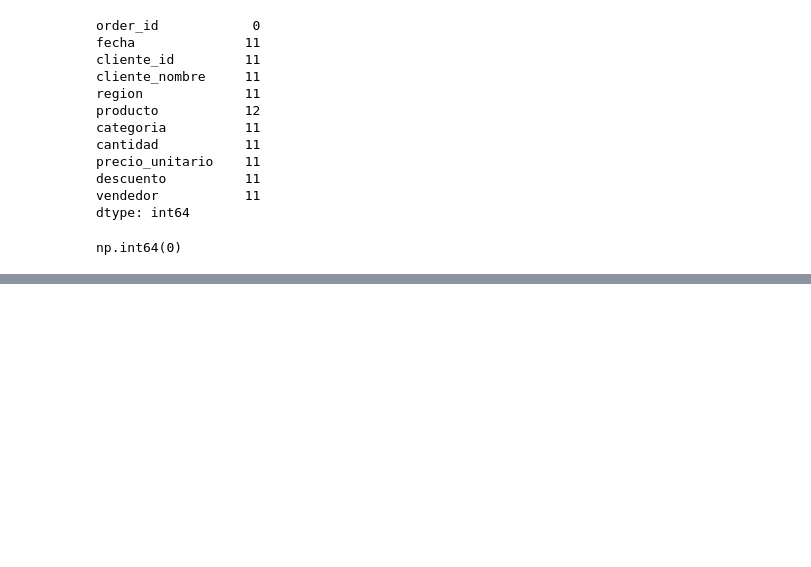
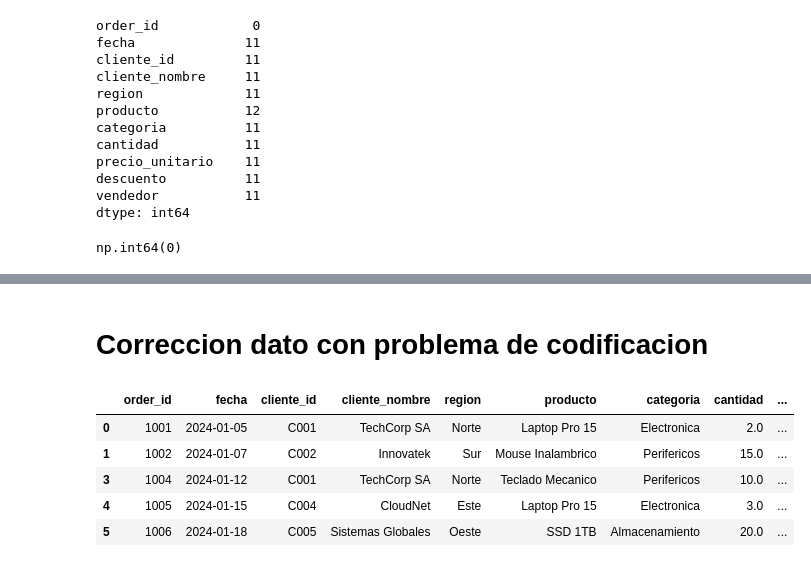
Before and after one commit to Camilo-COL/RetoUnidad1, a Jupyter notebook: Reto/Parte3/desarrolloReto.ipynb, the cells around one changed output, grey strips where cells are left out. Cells and saved outputs as stored; diff of their text form; code cells hidden in the pictures; blank space fills up the shorter version.

Commit message:
Parte 3 Finalizada- Ingenieria de datos

```diff
--- a/Reto/Parte3/desarrolloReto.ipynb
+++ b/Reto/Parte3/desarrolloReto.ipynb
@@ -158,0 +175,15 @@ ValueError: invalid literal for int() with base 10: '1003,2024-01-10,C003,DataSo
+# %%
+dfSinNan["cantidad"]= dfSinNan["cantidad"].astype(int)
+dfSinNan["precio_unitario"]= dfSinNan["precio_unitario"].astype(int)
+# %% [markdown]
+# Correccion dato con problema de codificacion
+# %%
+dfSinNan['vendedor'] = dfSinNan['vendedor'].str.replace('.*Ana.*', 'Ana Lopez', regex=True)
+dfSinNan.head()
+# %% [output]
+|  | order_id | fecha | cliente_id | cliente_nombre | region | producto | categoria | cantidad | ... |
+| 0 | 1001 | 2024-01-05 | C001 | TechCorp SA | Norte | Laptop Pro 15 | Electronica | 2.0 | ... |
+| 1 | 1002 | 2024-01-07 | C002 | Innovatek | Sur | Mouse Inalambrico | Perifericos | 15.0 | ... |
+| 3 | 1004 | 2024-01-12 | C001 | TechCorp SA | Norte | Teclado Mecanico | Perifericos | 10.0 | ... |
+| 4 | 1005 | 2024-01-15 | C004 | CloudNet | Este | Laptop Pro 15 | Electronica | 3.0 | ... |
+| 5 | 1006 | 2024-01-18 | C005 | Sistemas Globales | Oeste | SSD 1TB | Almacenamiento | 20.0 | ... |
```
Also changed, not shown: parts of 16 cells of this notebook, 1 other file.
